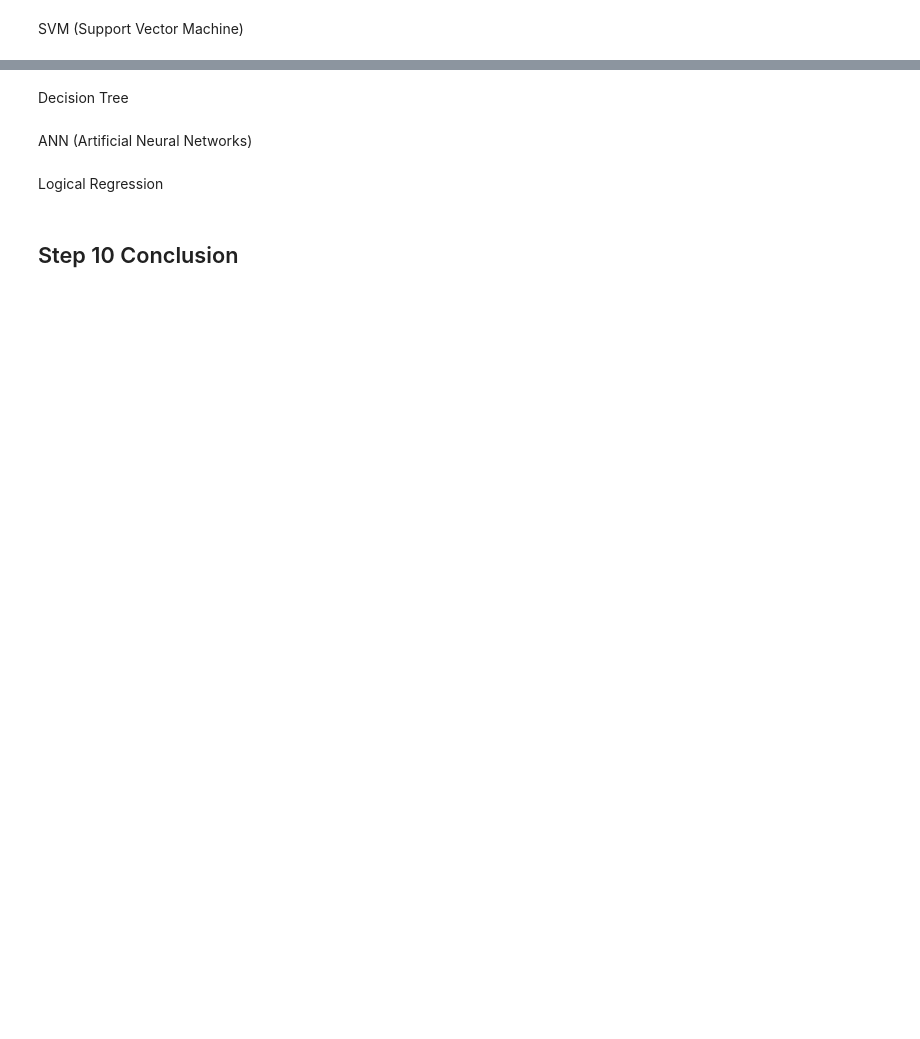
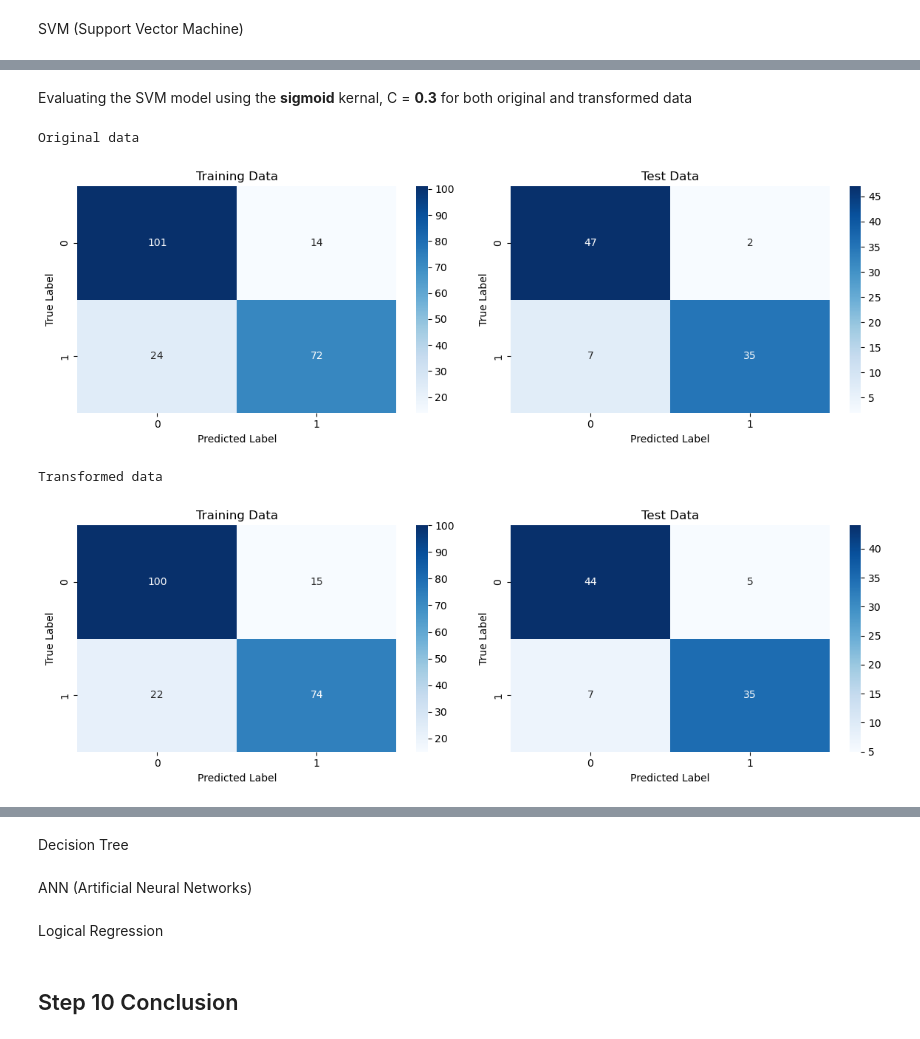
Before and after one commit to tgw6201/SC1015, a Jupyter notebook: miniProj.ipynb, the cells around one changed output, grey strips where cells are left out. Saved outputs shown, nothing was run; the diff lists cells and outputs as text; code cells hidden in the pictures; blank space fills up the shorter version.

```diff
--- a/miniProj.ipynb
+++ b/miniProj.ipynb
@@ -854,0 +933,46 @@ SVM (Support Vector Machine)
+# %%
+def create_svm_model(X_train, y_train, kernel, C):
+
+    svm_clf = SVC(kernel=kernel, C=C)
+    svm_clf.fit(X_train, y_train)
+    return svm_clf
+
+def plot_confusion_matrices(y_trues, y_preds, titles):
+
+    fig, axs = plt.subplots(1, 2, figsize=(12, 4))
+
+    for i, (y_true, y_pred, title) in enumerate(zip(y_trues, y_preds, titles)):
+        conf_matrix = confusion_matrix(y_true, y_pred)
+        sb.heatmap(conf_matrix, annot=True, fmt='d', cmap='Blues', ax=axs[i])
+        axs[i].set_title(title)
+        axs[i].set_xlabel('Predicted Label')
+        axs[i].set_ylabel('True Label')
+
+    plt.tight_layout()
+    plt.show()
+
+def print_classification_report(y_true, y_pred, title):
+
+    print(f"Classification Report - {title}:")
+    print(classification_report(y_true, y_pred))
+# %% [markdown]
+Evaluating the SVM model using the **sigmoid** kernal, C = **0.3** for both original and transformed data
+# %%
+svm_model = create_svm_model(df2_X_train, df2_y_train, kernel='sigmoid', C=0.3)
+svm_model_transformed = create_svm_model(transformed_X_train, transformed_y_train, kernel='sigmoid', C=0.3)
+# %%
+train_predictions_df2 = svm_model.predict(df2_X_train)
+test_predictions_df2 = svm_model.predict(df2_X_test)
+
+train_predictions_transformed = svm_model.predict(transformed_X_train)
+test_predictions_transformed = svm_model.predict(transformed_X_test)
+# %%
+print("Original data")
+plot_confusion_matrices([df2_y_train, df2_y_test], [train_predictions_df2, test_predictions_df2], ['Training Data', 'Test Data'])
+print("Transformed data")
+plot_confusion_matrices([transformed_y_train, transformed_y_test], [train_predictions_transformed, test_predictions_transformed], ['Training Data', 'Test Data'])
+# %% [output]
+Original data
+[figure, added]
+Transformed data
+[figure, added]
```
Also changed, not shown: parts of 55 cells of this notebook.
